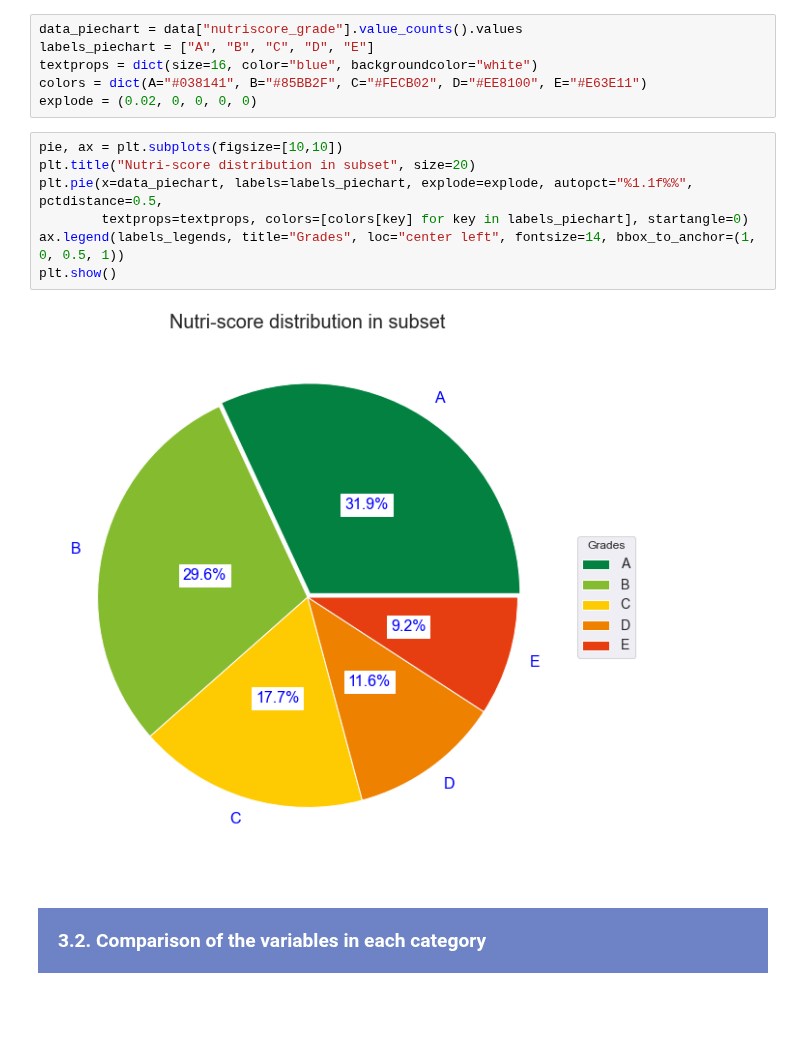
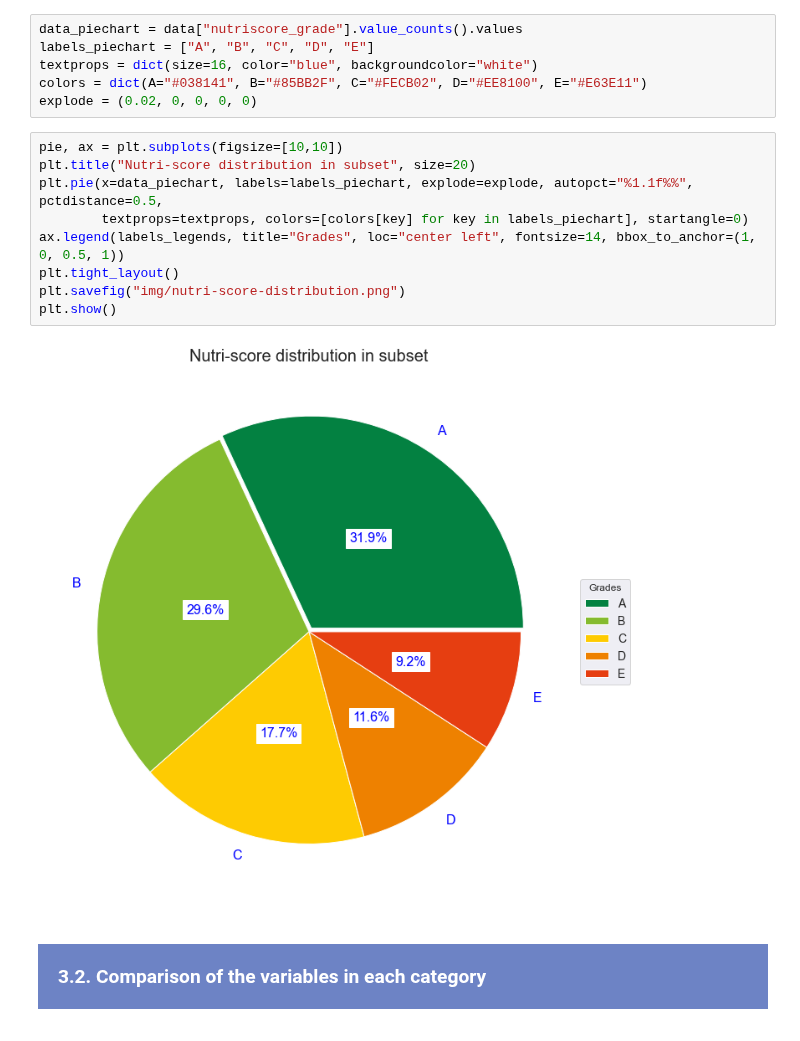
Before and after one commit to samirhinojosa/OC-P3-design-application-public-health, a Jupyter notebook: analysis_notebook.ipynb, the cells around one changed output. Drawn from its saved outputs; the diff is of its cells as text.

```diff
--- a/analysis_notebook.ipynb
+++ b/analysis_notebook.ipynb
@@ -206,12 +206,14 @@ explode = (0.02, 0, 0, 0, 0)
 # %%
 pie, ax = plt.subplots(figsize=[10,10])
 plt.title("Nutri-score distribution in subset", size=20)
 plt.pie(x=data_piechart, labels=labels_piechart, explode=explode, autopct="%1.1f%%", pctdistance=0.5,
         textprops=textprops, colors=[colors[key] for key in labels_piechart], startangle=0)
 ax.legend(labels_legends, title="Grades", loc="center left", fontsize=14, bbox_to_anchor=(1, 0, 0.5, 1))
+plt.tight_layout()
+plt.savefig("img/nutri-score-distribution.png")
 plt.show()
 # %% [output]
-[figure, old version]
+[figure, new version]
 # %% [markdown]
 <div style="background-color: #6D83C5;" >
     <h3 style="margin: auto; padding: 20px; color:#fff; ">3.2. Comparison of the variables in each category</h3>
```
Also changed, not shown: parts of 1 cell of this notebook, 5 other files.
